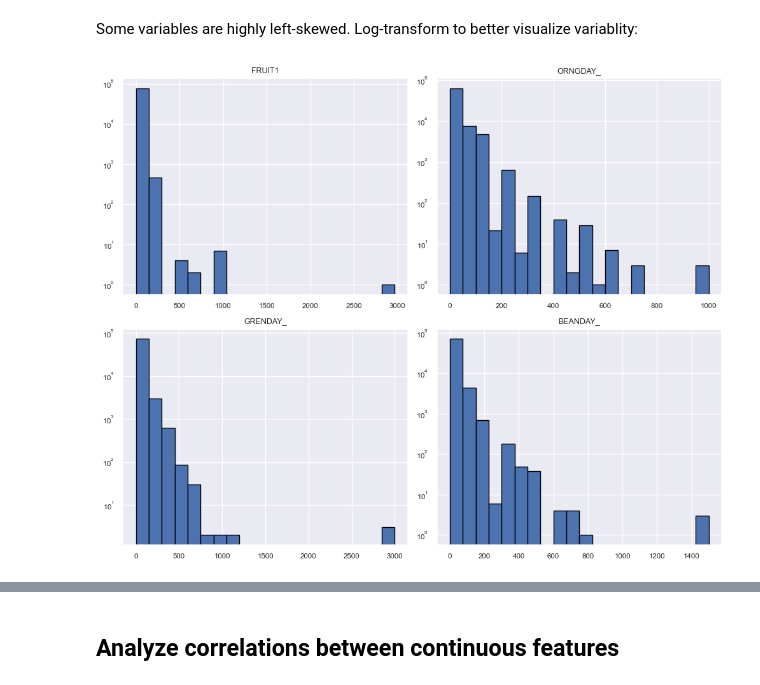
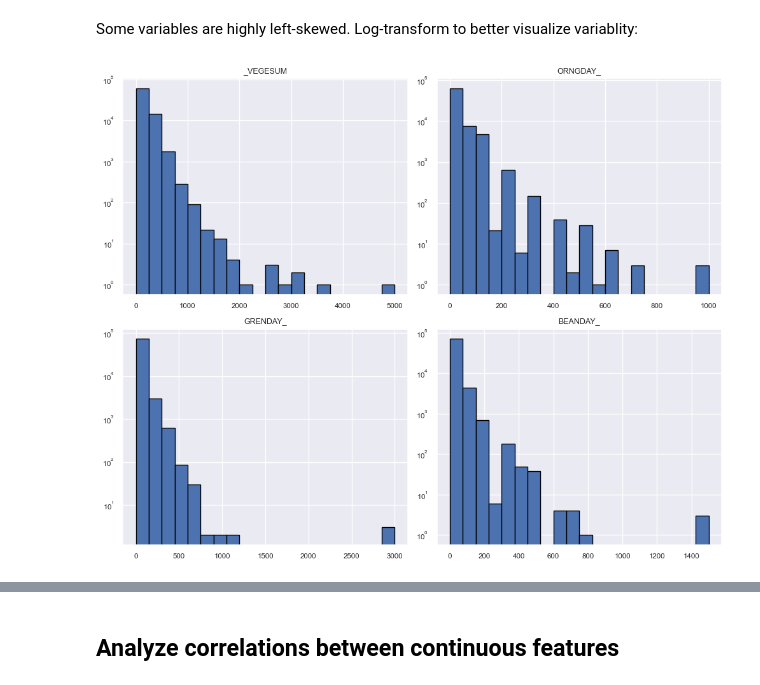
Before and after one commit to Madelinehazel/UofT_3253_term_project, a Jupyter notebook: notebooks/exploratory_analysis.ipynb, the cells around one changed output, grey strips where cells are left out. Saved outputs shown, nothing was run; the diff lists cells and outputs as text; code cells hidden in the pictures.

```diff
--- a/notebooks/exploratory_analysis.ipynb
+++ b/notebooks/exploratory_analysis.ipynb
@@ -79,28 +86,28 @@ plt.show()
 Some variables are highly left-skewed. Log-transform to better visualize variablity:
 # %%
 left_skewed_var = [
-    "FRUIT1",
+    "_VEGESUM",
     "ORNGDAY_",
     "GRENDAY_",
     "BEANDAY_",
 ]
 
 # Create a grid of histograms
 fig, axes = plt.subplots(nrows=2, ncols=2, figsize=(10, 8))
 
 # Flatten the 2D array of subplots to access each individual subplot
 axes = axes.flatten()
 
 # Loop through each column and plot histogram with log-transformed axes
 for i, column in enumerate(X[left_skewed_var].columns):
     axes[i].hist(X[column], bins=20, edgecolor="black", log=True)
     axes[i].set_yscale("log", base=10)
     axes[i].set_title(f"{column}")
 
 # Adjust layout
 plt.tight_layout()
 
 # Display the plot
 plt.show()
 # %% [output]
-[figure, old version]
+[figure, new version]
```
Also changed, not shown: parts of 32 cells of this notebook.
